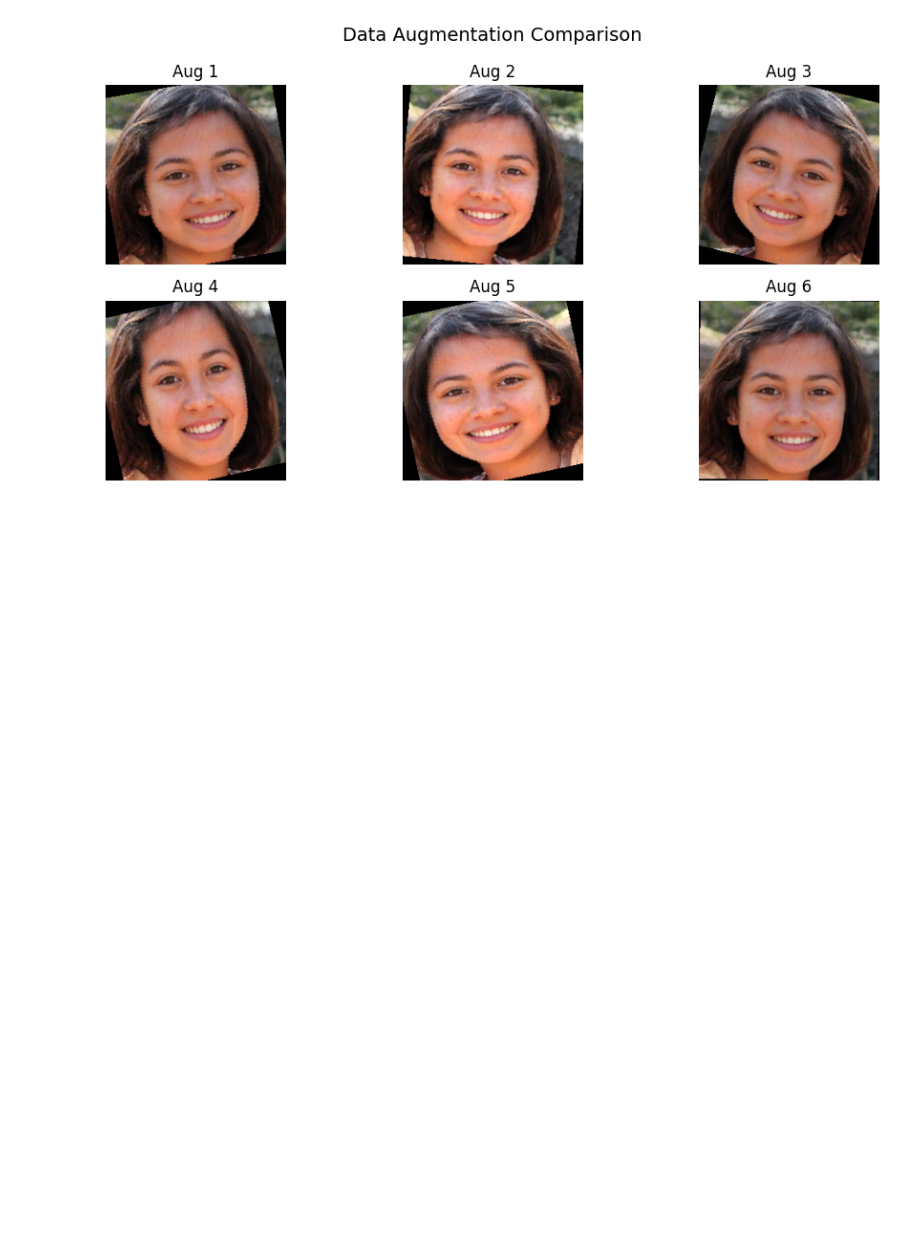
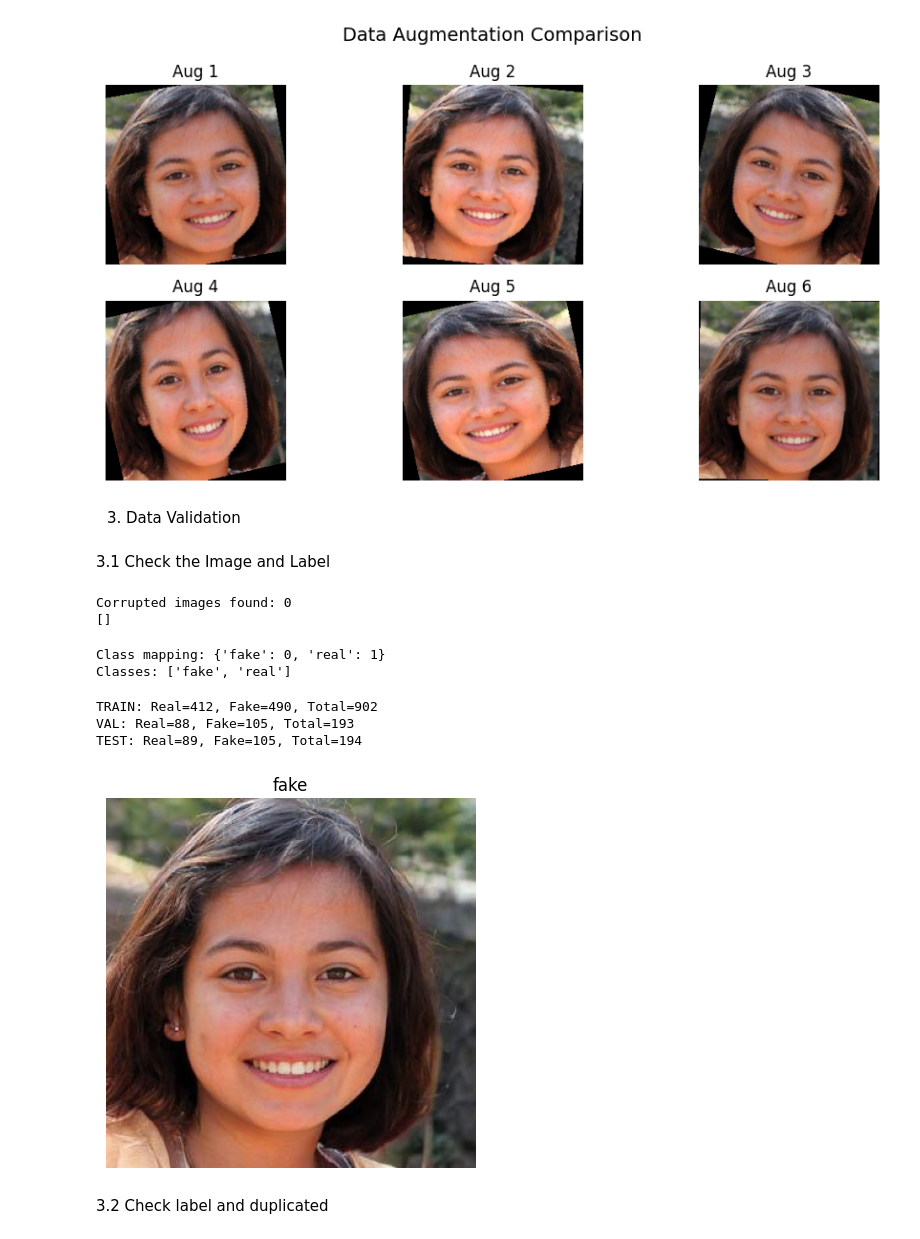
Before and after one commit to pomelocheah/Fake-Face-Image-Classifier-System-, a Jupyter notebook: src/data_cleaning.ipynb, the cells around one changed output. Drawn from its saved outputs; the diff is of its cells as text; code cells hidden in the pictures; blank space fills up the shorter version.

```diff
--- a/src/data_cleaning.ipynb
+++ b/src/data_cleaning.ipynb
@@ -118,3 +118,79 @@ plt.tight_layout()
 plt.show()
 # %% [output]
 [figure]
+# %% [markdown]
+3. Data Validation
+# %% [markdown]
+3.1 Check the Image and Label
+# %%
+!====================== check for corrupted images ======================
+from PIL import Image
+import os
+
+def check_images(folder):
+    corrupted = []
+
+    for root, _, files in os.walk(folder):
+        for file in files:
+            path = os.path.join(root, file)
+            try:
+                img = Image.open(path)
+                img.verify()  # check if image is broken
+            except:
+                corrupted.append(path)
+
+    return corrupted
+
+
+corrupted_images = check_images("data_split")
+
+print("Corrupted images found:", len(corrupted_images))
+print(corrupted_images[:10])
+# %% [output]
+Corrupted images found: 0
+[]
+# %%
+!====================== check class mapping ======================
+from torchvision.datasets import ImageFolder
+
+dataset = ImageFolder("../data_split/train")
+
+print("Class mapping:", dataset.class_to_idx)
+print("Classes:", dataset.classes)
+# %% [output]
+Class mapping: {'fake': 0, 'real': 1}
+Classes: ['fake', 'real']
+# %%
+!====================== count images in each split ======================
+import os
+
+def count_images(folder):
+    real = len(os.listdir(os.path.join(folder, "real")))
+    fake = len(os.listdir(os.path.join(folder, "fake")))
+    return real, fake
+
+
+for split in ["train", "val", "test"]:
+    real, fake = count_images(f"../data_split/{split}")
+    print(f"{split.upper()}: Real={real}, Fake={fake}, Total={real+fake}")
+# %% [output]
+TRAIN: Real=412, Fake=490, Total=902
+VAL: Real=88, Fake=105, Total=193
+TEST: Real=89, Fake=105, Total=194
+# %%
+!====================== visualize sample images ======================
+dataset = ImageFolder(
+    "../data_split/train",
+    transform=transforms.ToTensor()
+)
+
+img, label = dataset[0]
+
+plt.imshow(img.permute(1,2,0))
+plt.title(dataset.classes[label])
+plt.axis("off")
+plt.show()
+# %% [output]
+[figure, added]
+# %% [markdown]
+3.2 Check  label and duplicated
```
Also changed, not shown: parts of 6 cells of this notebook.
